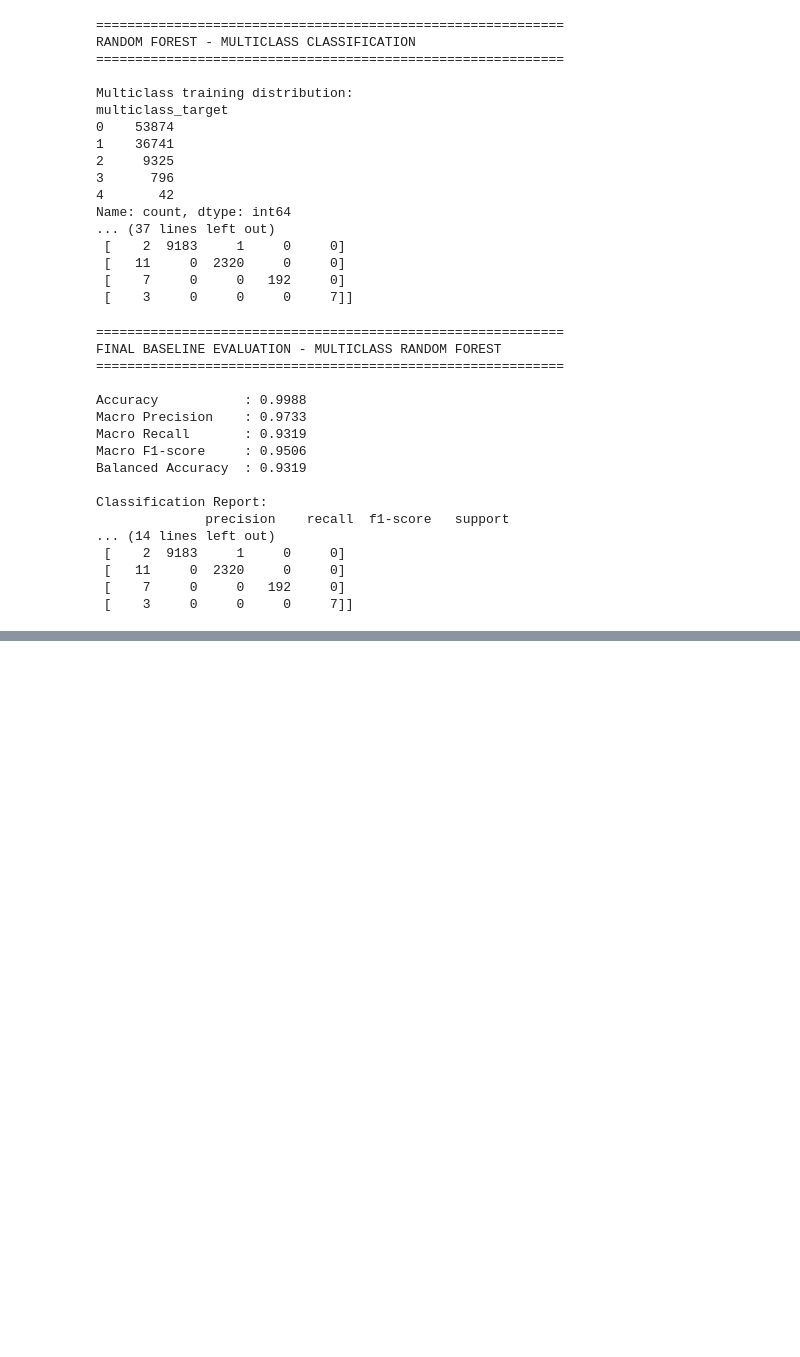
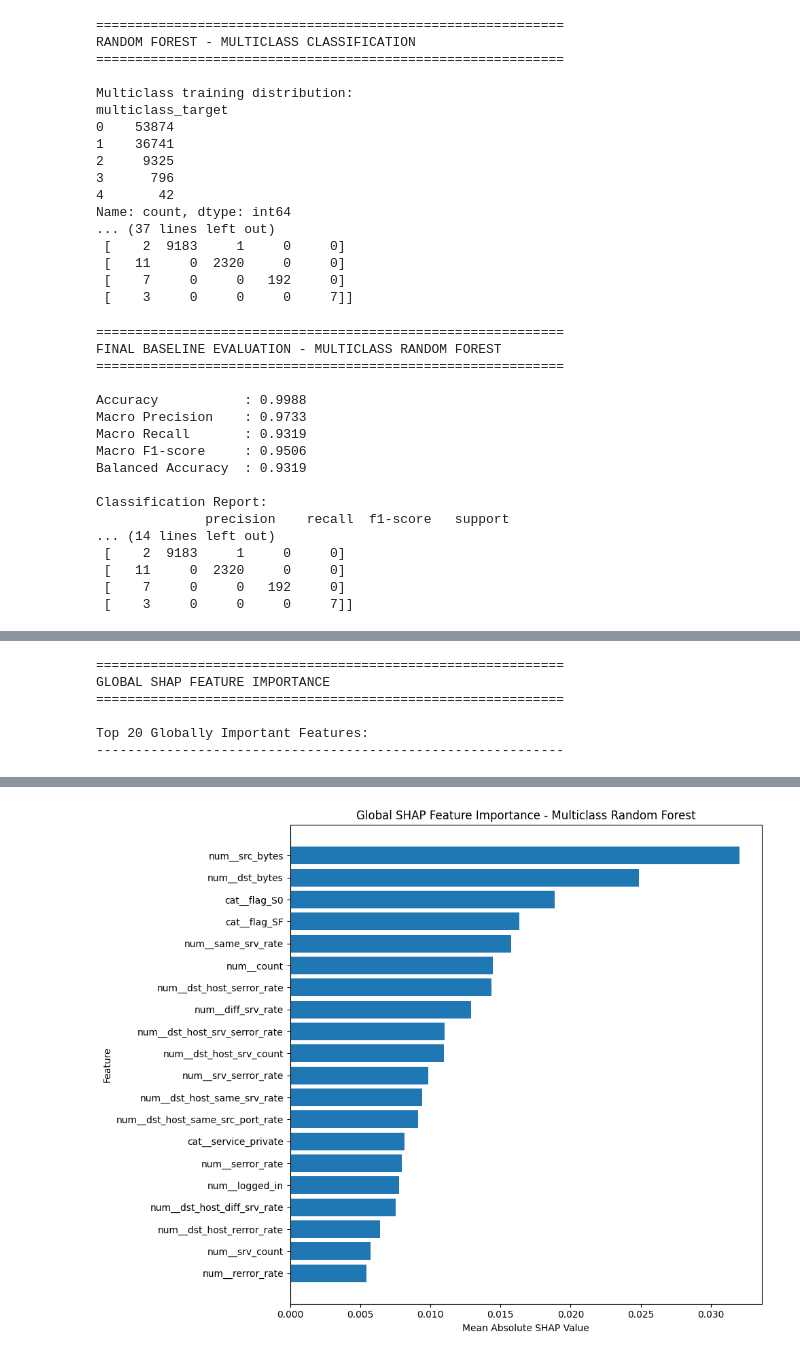
Before and after one commit to AKSHAT-KUMAR-14/XAI-NIDS, a Jupyter notebook: xai-nids.ipynb, the cells around one changed output, grey strips where cells are left out. Cells and saved outputs as stored; diff of their text form; code cells hidden in the pictures; blank space fills up the shorter version.

Commit message:
Kaggle Notebook | XAI-NIDS | XAI-NIDS_SHAP_Deployment

```diff
--- a/xai-nids.ipynb
+++ b/xai-nids.ipynb
@@ -1504,0 +1592,78 @@ Classification Report:
+# %%
+# ============================================================
+# GLOBAL SHAP FEATURE IMPORTANCE
+# ============================================================
+
+print("=" * 60)
+print("GLOBAL SHAP FEATURE IMPORTANCE")
+print("=" * 60)
+
+# ------------------------------------------------------------
+# Calculate mean absolute SHAP importance across:
+# samples AND classes
+# ------------------------------------------------------------
+
+shap_array = np.array(shap_values)
+
+global_shap_importance = np.mean(
+    np.abs(shap_array),
+    axis=(0, 2)
+)
+
+# ------------------------------------------------------------
+# Create feature importance dataframe
+# ------------------------------------------------------------
+
+global_importance_df = pd.DataFrame({
+    "Feature": feature_names,
+    "Mean_Absolute_SHAP": global_shap_importance
+})
+
+global_importance_df = (
+    global_importance_df
+    .sort_values(
+        by="Mean_Absolute_SHAP",
+        ascending=False
+    )
+    .reset_index(drop=True)
+)
+
+# ------------------------------------------------------------
+# Display top 20 features
+# ------------------------------------------------------------
+
+print("\nTop 20 Globally Important Features:")
+print("-" * 60)
+
+display(
+    global_importance_df.head(20)
+)
+
+# ------------------------------------------------------------
+# Plot top 20 features
+# ------------------------------------------------------------
+
+top_n = 20
+
+plt.figure(figsize=(10, 8))
+
+plt.barh(
+    global_importance_df.head(top_n)["Feature"][::-1],
+    global_importance_df.head(top_n)["Mean_Absolute_SHAP"][::-1]
+)
+
+plt.xlabel("Mean Absolute SHAP Value")
+plt.ylabel("Feature")
+plt.title(
+    "Global SHAP Feature Importance - Multiclass Random Forest"
+)
+
+plt.tight_layout()
+plt.show()
+# %% [output]
+============================================================
+GLOBAL SHAP FEATURE IMPORTANCE
+============================================================
+
+Top 20 Globally Important Features:
+------------------------------------------------------------
@@ -1504,0 +1687 @@ Classification Report:
+[figure, added]
```
Also changed, not shown: parts of 4 cells of this notebook.
